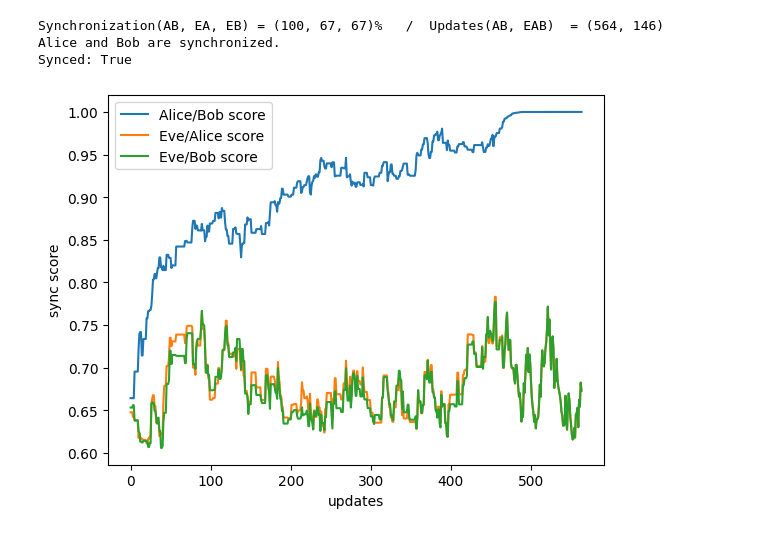
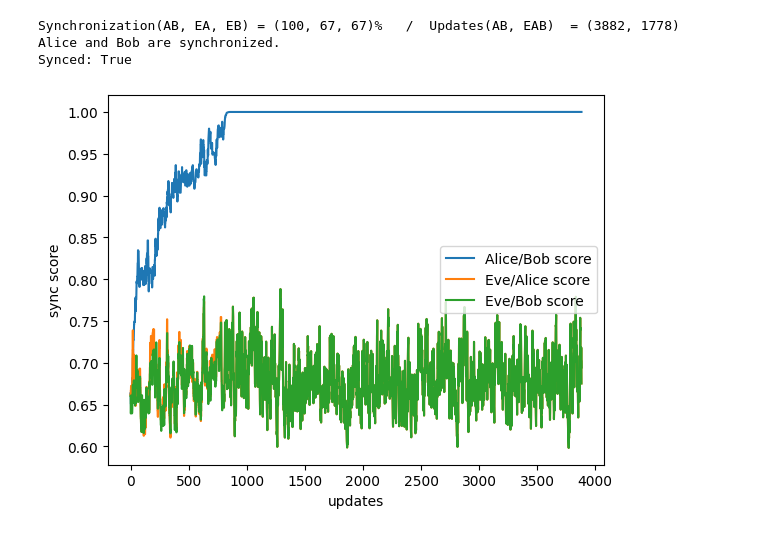
Before and after one commit to xsalonx/parity-machines-MKwAD, a Jupyter notebook: test.ipynb, the cells around one changed output. Saved outputs shown, nothing was run; the diff lists cells and outputs as text; code cells hidden in the pictures.

```diff
--- a/test.ipynb
+++ b/test.ipynb
@@ -99,11 +94,11 @@ def plot_res(res):
     print('Synced: ' + str(res['synced']))
 # %%
 update_rules = ['hebbian', 'anti_hebbian', 'random_walk']
-res = test_sync(k=20, n=30, l=30, update_rules=update_rules, echo=True, max_time=55)
+res = test_sync(k=20, n=3000, l=30, update_rule=update_rules[0], echo=True, max_time=55)
 plot_res(res)
 # %% [output]
-Synchronization(AB, EA, EB) = (100, 67, 67)%   /  Updates(AB, EAB)  = (564, 146)
+Synchronization(AB, EA, EB) = (100, 67, 67)%   /  Updates(AB, EAB)  = (3882, 1778)
 Alice and Bob are synchronized.
 Synced: True
-[figure, old version]
+[figure, new version]
 # %%
```
Also changed, not shown: parts of 2 cells of this notebook, 2 other files.
